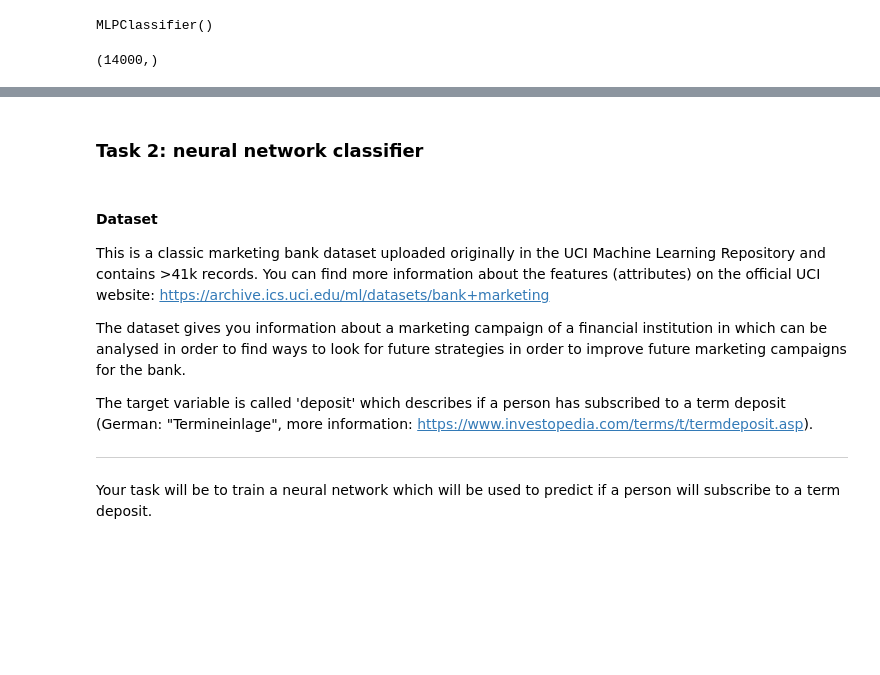
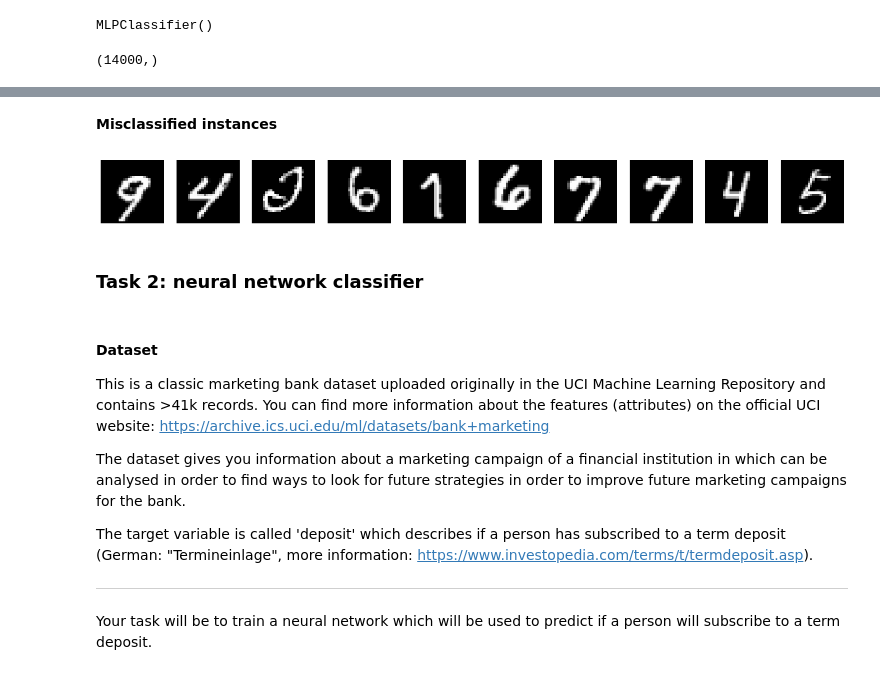
Before and after one commit to tomheyden/ATIT2-22, a Jupyter notebook: assignments/Assignment3_ATIT22.ipynb, the cells around one changed output, grey strips where cells are left out. Saved outputs shown, nothing was run; the diff lists cells and outputs as text; code cells hidden in the pictures; blank space fills up the shorter version.

```diff
--- a/assignments/Assignment3_ATIT22.ipynb
+++ b/assignments/Assignment3_ATIT22.ipynb
@@ -104,3 +104,16 @@ plt.show()
+# %% [markdown]
+**Misclassified instances**
+# %%
+f, axes = plt.subplots(1, 10, sharey=True,figsize=(20,20))
+misclassified = np.where(y_test!= predictions)[0]
+
+for i,ax in enumerate(axes.flat):
+
+    ax.axis('off')
+
+    ax.imshow(np.array(X[(misclassified[i]-1):(misclassified[i])], dtype='float').reshape((28, 28)), cmap='gray')
+# %% [output]
+[figure, added]
 # %% [markdown]
 ### Task 2: neural network classifier
 # %%
```
Also changed, not shown: parts of 13 cells of this notebook.
